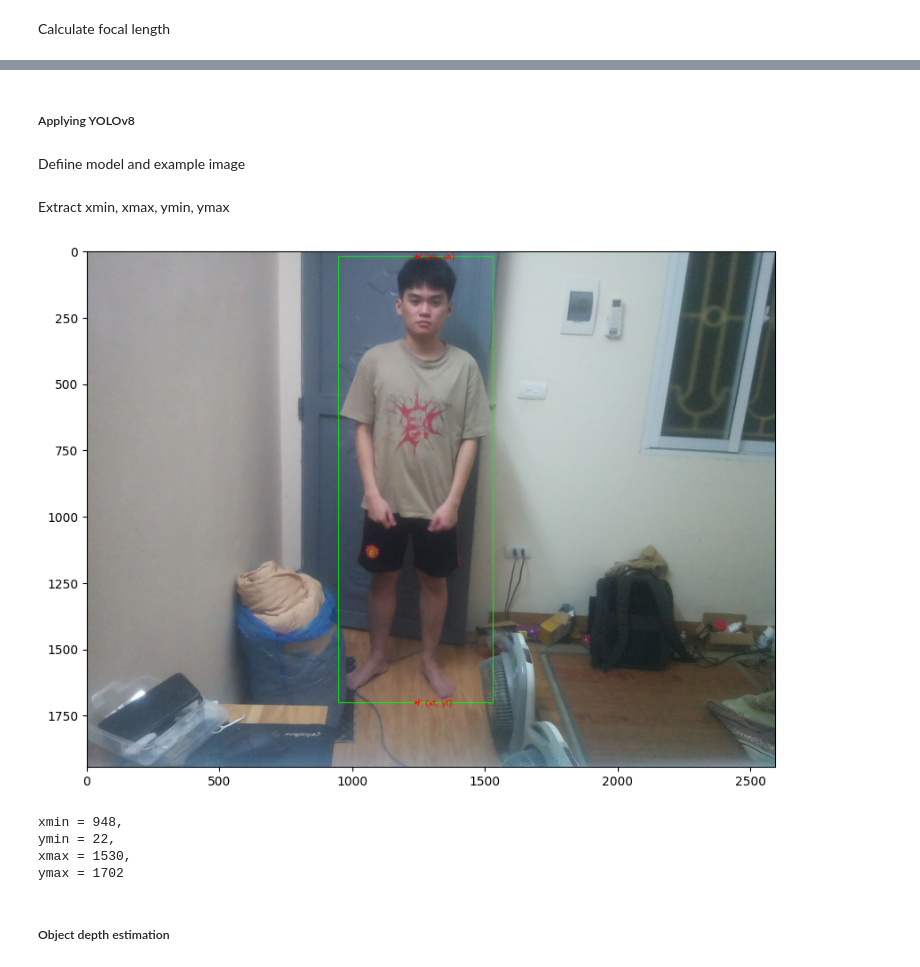
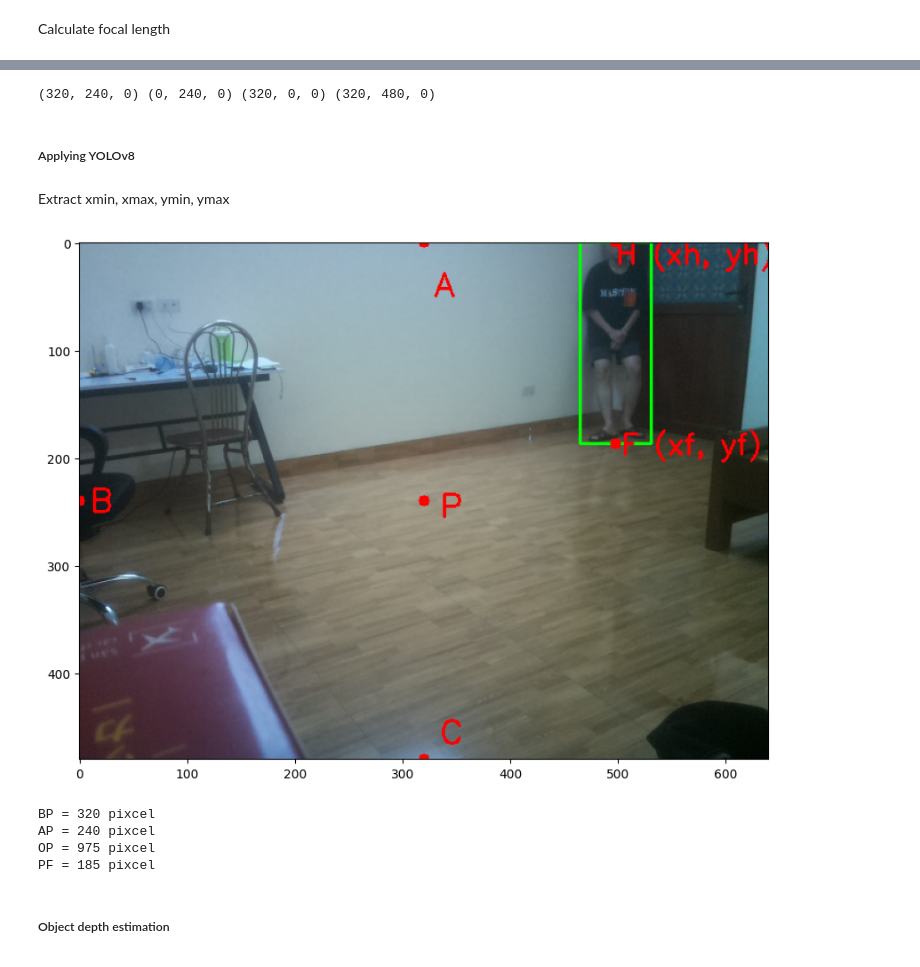
Before and after one commit to nhchung11/Distance-estimation-based-on-one-camera, a Jupyter notebook: Distance.ipynb, the cells around one changed output, grey strips where cells are left out. Drawn from its saved outputs; the diff is of its cells as text; code cells hidden in the pictures.

```diff
--- a/Distance.ipynb
+++ b/Distance.ipynb
@@ -32,3 +16,22 @@ cy = 1944.0
+# %%
+# Image width = 640, height = 480
+img = cv2.imread(r'D:\python\Distance_measurement\human01.jpg')
+
+# YOLO model
+model = YOLO("yolov8n.pt")
+
+# UAV location
+UAV_lat = 21.0037898
+UAV_lon = 105.8430253
+
+# UAV height (m)
+H = 0.76
+
+# Compass angle
+p = 262
+
+# Camera angle (degree)
+alpha = 75
 # %% [markdown]
 Calculate focal length
 # %%
@@ -47,10 +52,14 @@ focal length =  2437.813435664555
+# %%
+img_shape = (int(img.shape[1]), int(img.shape[0]))
+P = (int(img_shape[0] / 2), int(img_shape[1] / 2), 0)
+B = (0, int(img_shape[1] / 2), 0)
+A = (int(img_shape[0] / 2), 0, 0)
+C = (int(img_shape[0] / 2), int(img_shape[1]), 0)
+print(P, B, A, C)
+# %% [output]
+(320, 240, 0) (0, 240, 0) (320, 0, 0) (320, 480, 0)
 # %% [markdown]
 ##### Applying YOLOv8
-# %% [markdown]
-Defiine model and example image
-# %%
-model = YOLO("yolov8n.pt")
-img = cv2.imread(r'D:\python\Distance_measurement\test10.jpg')
 # %% [markdown]
 Extract xmin, xmax, ymin, ymax
 # %%
@@ -58,39 +67,62 @@ CONFIDENCE_THRESHOLD = 0.8
 GREEN = (0, 255, 0)
 
 detections = model(img, verbose=False)[0]
 for data in detections.boxes.data.tolist():
         # extract the confidence (i.e., probability) associated with the detection
         confidence = data[4]
 
         # filter out weak detections by ensuring the
         # confidence is greater than the minimum confidence
         if float(confidence) < CONFIDENCE_THRESHOLD:
             continue
 
         # if the confidence is greater than the minimum confidence,
         # draw the bounding box on the frame
         xmin, ymin, xmax, ymax = int(data[0]), int(data[1]), int(data[2]), int(data[3])
         cv2.rectangle(img, (xmin, ymin) , (xmax, ymax), GREEN, 2)
 xf = int(0.5 * (xmin + xmax))
 yf = int(ymax)
 
 xh = int (0.5 * (xmin + xmax))
 yh = int(ymin)
 
 cv2.circle(img, (xf, yf), radius=5, color=(0, 0, 255), thickness=-1)
 cv2.circle(img, (xh, yh), radius=5, color=(0, 0, 255), thickness=-1)
 
+cv2.circle(img, (B[0], B[1]), radius=5, color=(0, 0, 255), thickness=-1)
+cv2.circle(img, (A[0], A[1]), radius=5, color=(0, 0, 255), thickness=-1)
+cv2.circle(img, (P[0], P[1]), radius=5, color=(0, 0, 255), thickness=-1)
+cv2.circle(img, (C[0], C[1]), radius=5, color=(0, 0, 255), thickness=-1)
+
 cv2.putText(img, "F (xf, yf)", (xf + 5, yf + 10), cv2.FONT_HERSHEY_SIMPLEX, 0.9, (0, 0, 255), 2)
-cv2.putText(img, "H (xh, yh)", (xh, yh + 10), cv2.FONT_HERSHEY_SIMPLEX, 0.9, (0, 0, 255), 2)
+cv2.putText(img, "H (xh, yh)", (xh, yh + 20), cv2.FONT_HERSHEY_SIMPLEX, 0.9, (0, 0, 255), 2)
+
+cv2.putText(img, "B", (B[0] + 10, B[1] + 10), cv2.FONT_HERSHEY_SIMPLEX, 1, (0, 0, 255), 2)
+cv2.putText(img, "A", (A[0] + 10, A[1] + 50), cv2.FONT_HERSHEY_SIMPLEX, 1, (0, 0, 255), 2)
+cv2.putText(img, "P", (P[0] + 15, P[1] + 15), cv2.FONT_HERSHEY_SIMPLEX, 1, (0, 0, 255), 2)
+cv2.putText(img, "C", (C[0] + 15, C[1] - 15), cv2.FONT_HERSHEY_SIMPLEX, 1, (0, 0, 255), 2)
+
 plt.figure(figsize=(10, 10))
 plt.imshow(cv2.cvtColor(img, cv2.COLOR_BGR2RGB))
 plt.show()
-print("xmin = {},\nymin = {},\nxmax = {},\nymax = {}".format(xmin, ymin, xmax, ymax))
 # %% [output]
-[figure, old version]
+[figure, new version]
-xmin = 948,
-ymin = 22,
-xmax = 1530,
-ymax = 1702
+# %%
+BP = int(math.sqrt((P[0] - B[0])**2 + (P[1] - B[1])**2 + (P[2] - B[2])**2))
+AP = int(math.sqrt((P[0] - A[0])**2 + (P[1] - A[1])**2 + (P[2] - A[2])**2))
+OP = int(f)
+F = (xf, yf, 0)
+PF = int(math.sqrt((F[0] - P[0])**2 + (F[1] - P[1])**2))
+tan_BOP = BP / OP
+tan_AOP = AP / OP
+print("BP = {} pixcel".format(BP))
+print("AP = {} pixcel".format(AP))
+print("OP = {} pixcel".format(OP))
+print("PF = {} pixcel".format(PF))
+# %% [output]
+BP = 320 pixcel
+AP = 240 pixcel
+OP = 975 pixcel
+PF = 185 pixcel
 # %% [markdown]
 ##### Object depth estimation
```
Also changed, not shown: parts of 23 cells of this notebook, 6 other files.
